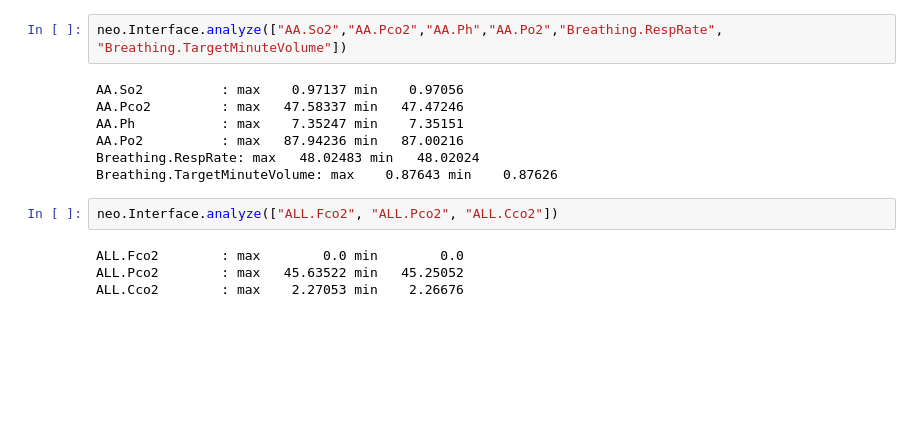
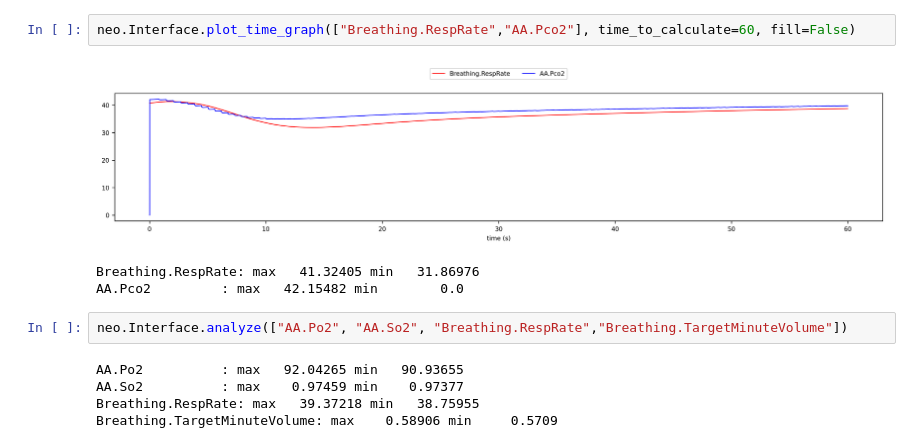
Before and after one commit to Dobutamine/explain-modeling, a Jupyter notebook: explain.ipynb, the cells around one changed output. Cells and saved outputs as stored; diff of their text form; blank space fills up the shorter version.

```diff
--- a/explain.ipynb
+++ b/explain.ipynb
@@ -11,15 +7,13 @@ AA.Po2          : max   87.94227 min   87.00079
-# %%
-neo.Interface.analyze(["AA.So2","AA.Pco2","AA.Ph","AA.Po2","Breathing.RespRate", "Breathing.TargetMinuteVolume"])
-# %% [output]
-AA.So2          : max    0.97137 min    0.97056
-AA.Pco2         : max   47.58337 min   47.47246
-AA.Ph           : max    7.35247 min    7.35151
-AA.Po2          : max   87.94236 min   87.00216
-Breathing.RespRate: max   48.02483 min   48.02024
-Breathing.TargetMinuteVolume: max    0.87643 min    0.87626
 # %%
-neo.Interface.analyze(["ALL.Fco2", "ALL.Pco2", "ALL.Cco2"])
+neo.Interface.plot_time_graph(["Breathing.RespRate","AA.Pco2"], time_to_calculate=60, fill=False)
 # %% [output]
+[figure, added]
-ALL.Fco2        : max        0.0 min        0.0
-ALL.Pco2        : max   45.63522 min   45.25052
-ALL.Cco2        : max    2.27053 min    2.26676
+Breathing.RespRate: max   41.32405 min   31.86976
+AA.Pco2         : max   42.15482 min        0.0
+# %%
+neo.Interface.analyze(["AA.Po2", "AA.So2", "Breathing.RespRate","Breathing.TargetMinuteVolume"])
+# %% [output]
+AA.Po2          : max   92.04265 min   90.93655
+AA.So2          : max    0.97459 min    0.97377
+Breathing.RespRate: max   39.37218 min   38.75955
+Breathing.TargetMinuteVolume: max    0.58906 min     0.5709
```
Also changed, not shown: parts of 3 cells of this notebook, 1 other file.
